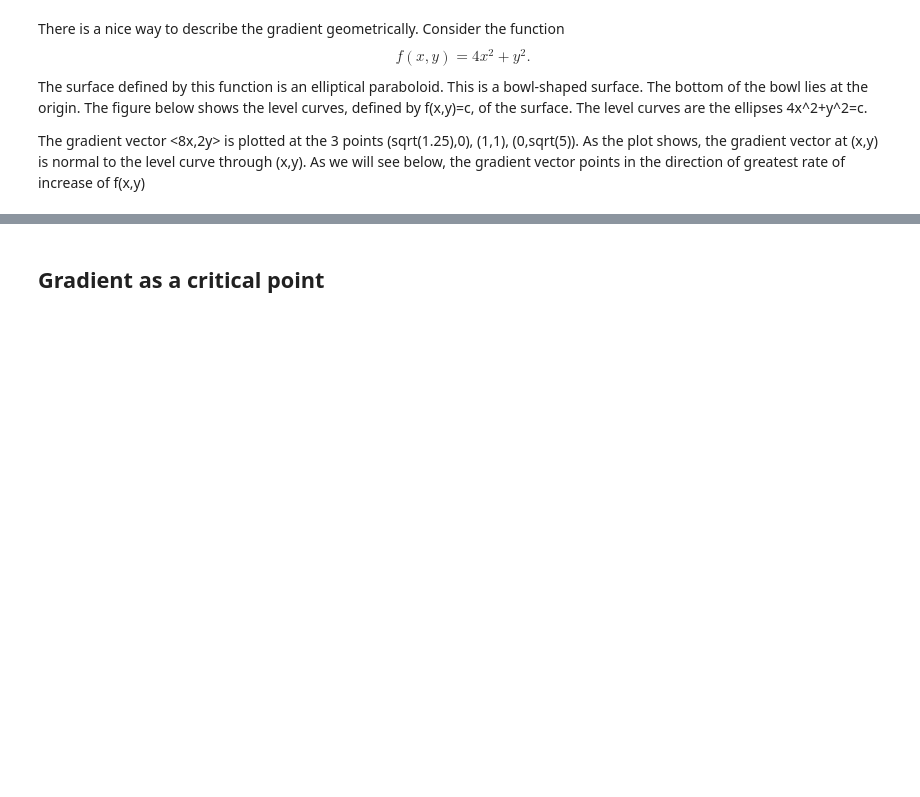
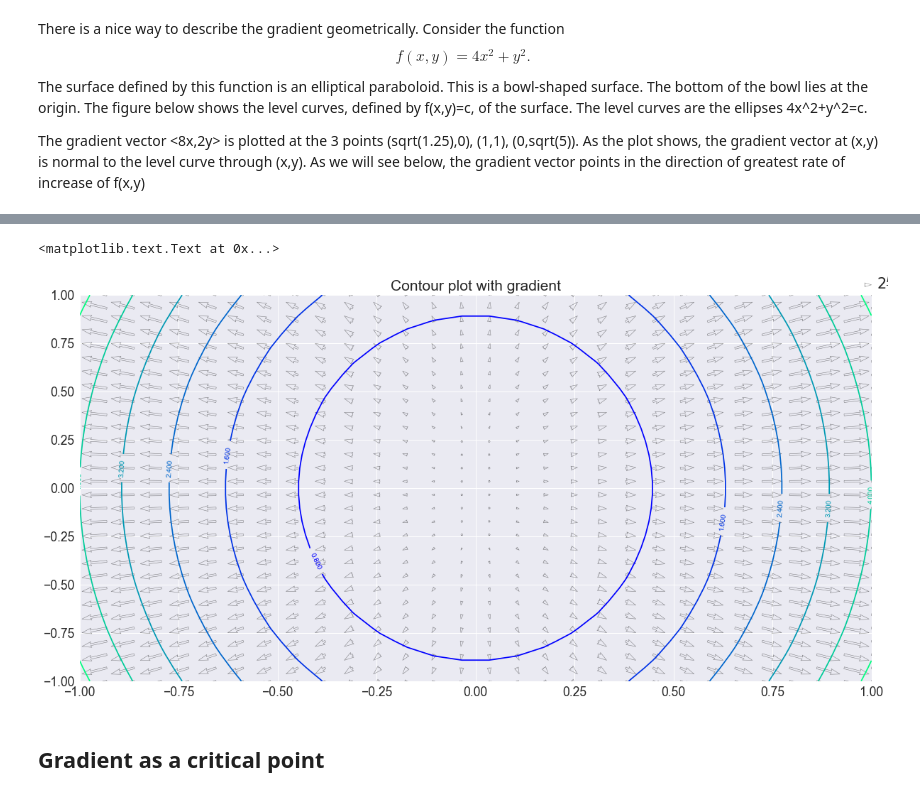
Before and after one commit to hsteinshiromoto/book.optimisation, a Jupyter notebook: src/notebooks/momentum.ipynb, the cells around one changed output, grey strips where cells are left out. Cells and saved outputs as stored; diff of their text form; code cells hidden in the pictures; blank space fills up the shorter version.

```diff
--- a/src/notebooks/momentum.ipynb
+++ b/src/notebooks/momentum.ipynb
@@ -50,3 +60,14 @@ ax.plot_surface(x, y, f(x,y), linewidth=0, antialiased=False)
+# %%
+plt.figure()
+CS = plt.contour(x, y, z, lw=3, cmap="winter", linestyles="solid")
+Q = plt.quiver(x, y, fx(x), fy(y), units='width', edgecolor='k', facecolor='None', linewidth=.5, alpha=.5)
+qk = plt.quiverkey(Q, 0.9, 0.9, 2, r'$2 \frac{m}{s}$', labelpos='E',
+                   coordinates='figure')
+plt.clabel(CS, inline=1, fontsize=10)
+plt.title('Contour plot with gradient')
+# %% [output]
+<matplotlib.text.Text at 0x...>
+[figure, added]
 # %% [markdown]
 <h2> Gradient as a critical point
 # %% [markdown]
```
Also changed, not shown: parts of 9 cells of this notebook.
